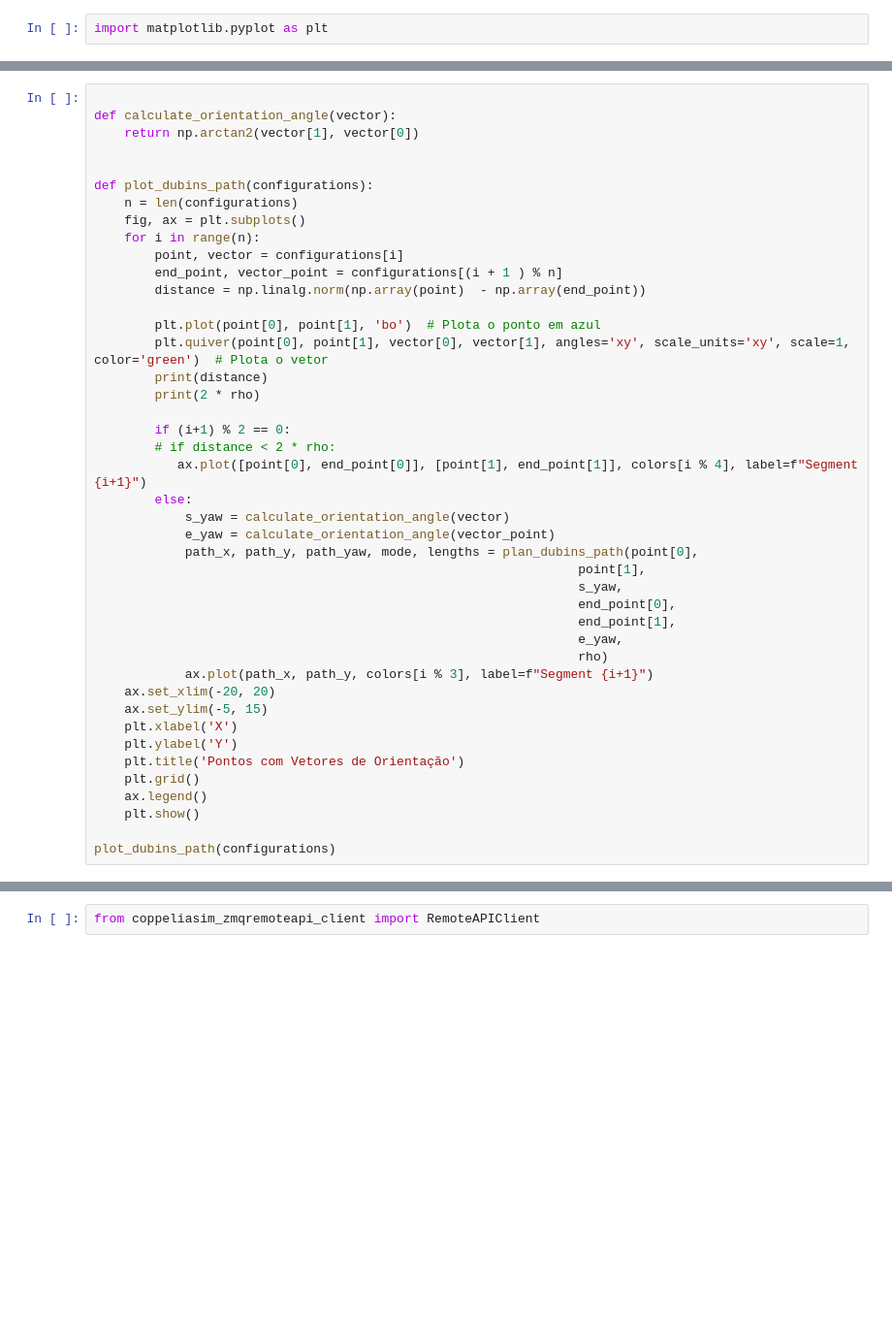
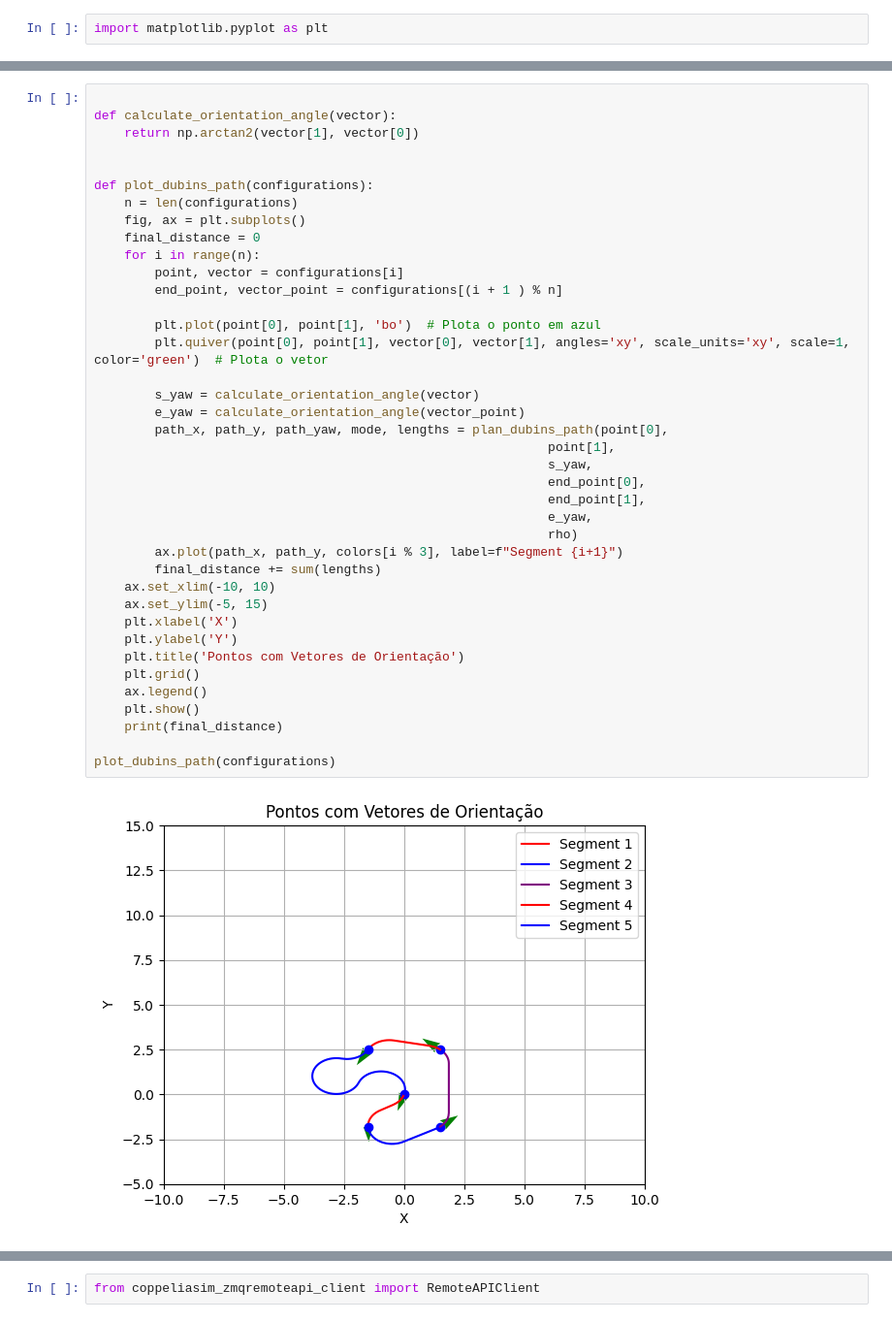
Before and after one commit to analucia-odp/projeto-final-rob-tica, a Jupyter notebook: ultimo_teste.ipynb, the cells around one changed output, grey strips where cells are left out. Shown: that part at 97% size. Cells and saved outputs as stored; diff of their text form; blank space fills up the shorter version.

```diff
--- a/ultimo_teste.ipynb
+++ b/ultimo_teste.ipynb
@@ -428,44 +433,41 @@ plot_estp_path(configurations)
 # %%
 
 def calculate_orientation_angle(vector):
     return np.arctan2(vector[1], vector[0])
 
 
 def plot_dubins_path(configurations):
     n = len(configurations)
     fig, ax = plt.subplots()
+    final_distance = 0
     for i in range(n):
         point, vector = configurations[i]
         end_point, vector_point = configurations[(i + 1 ) % n]
-        distance = np.linalg.norm(np.array(point)  - np.array(end_point))
 
         plt.plot(point[0], point[1], 'bo')  # Plota o ponto em azul
         plt.quiver(point[0], point[1], vector[0], vector[1], angles='xy', scale_units='xy', scale=1, color='green')  # Plota o vetor
-        print(distance)
-        print(2 * rho)
 
-        if (i+1) % 2 == 0:
-        # if distance < 2 * rho:
-           ax.plot([point[0], end_point[0]], [point[1], end_point[1]], colors[i % 4], label=f"Segment {i+1}")
-        else:
-            s_yaw = calculate_orientation_angle(vector)
-            e_yaw = calculate_orientation_angle(vector_point)
-            path_x, path_y, path_yaw, mode, lengths = plan_dubins_path(point[0],
-                                                                point[1],
-                                                                s_yaw,
-                                                                end_point[0],
-                                                                end_point[1],
-                                                                e_yaw,
-                                                                rho)
-            ax.plot(path_x, path_y, colors[i % 3], label=f"Segment {i+1}")
-    ax.set_xlim(-20, 20)
+        s_yaw = calculate_orientation_angle(vector)
+        e_yaw = calculate_orientation_angle(vector_point)
+        path_x, path_y, path_yaw, mode, lengths = plan_dubins_path(point[0],
+                                                            point[1],
+                                                            s_yaw,
+                                                            end_point[0],
+                                                            end_point[1],
+                                                            e_yaw,
+                                                            rho)
+        ax.plot(path_x, path_y, colors[i % 3], label=f"Segment {i+1}")
+        final_distance += sum(lengths)
+    ax.set_xlim(-10, 10)
     ax.set_ylim(-5, 15)
     plt.xlabel('X')
     plt.ylabel('Y')
     plt.title('Pontos com Vetores de Orientação')
     plt.grid()
     ax.legend()
     plt.show()
+    print(final_distance)
 
 plot_dubins_path(configurations)
 # %% [output]
+[figure, new version]
```
Also changed, not shown: parts of 7 cells of this notebook, 7 other files.
